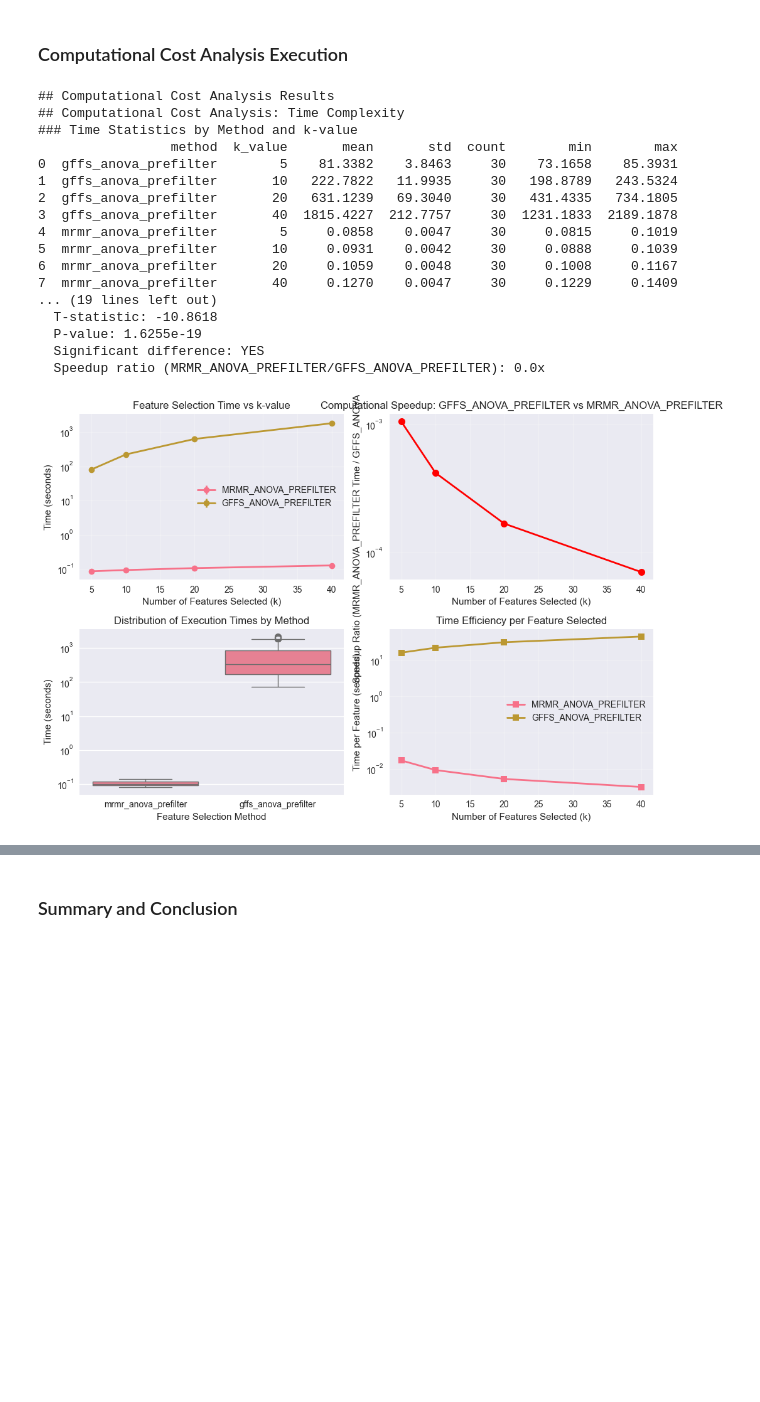
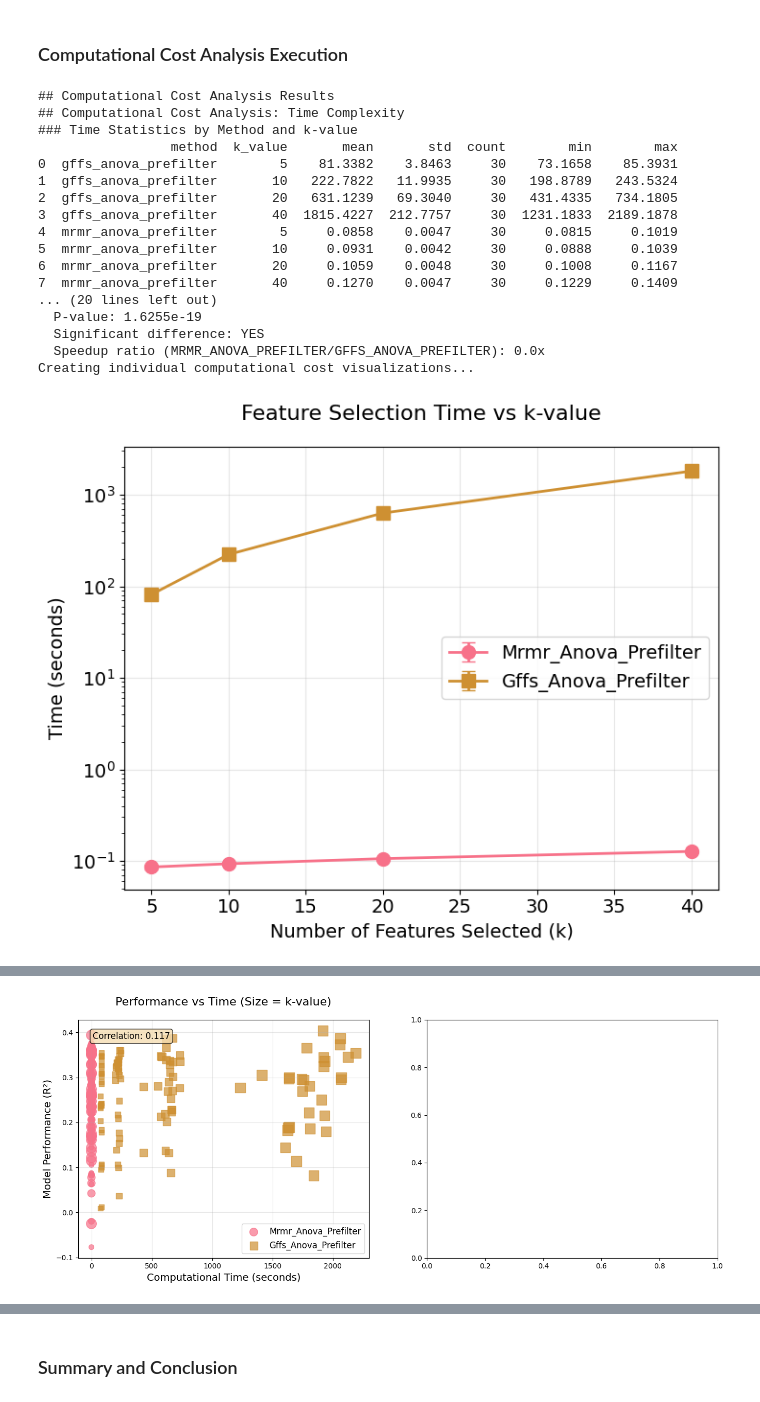
Before and after one commit to AnEvilBurrito/ode-biomarker-project, a Jupyter notebook: thesis-notebooks/result1/sub-section3/compute_analysis.ipynb, the cells around one changed output, grey strips where cells are left out. Drawn from its saved outputs; the diff is of its cells as text; code cells hidden in the pictures; blank space fills up the shorter version.

Commit message:
update visuals for compute cost analysis

```diff
--- a/thesis-notebooks/result1/sub-section3/compute_analysis.ipynb
+++ b/thesis-notebooks/result1/sub-section3/compute_analysis.ipynb
@@ -810,7 +1294,7 @@ complexity_results, time_by_method_k = analyze_time_complexity(df_benchmark, pri
 stats_results = statistical_comparison(df_benchmark, print_report_file)
 
 # 3. Generate visualizations
-fig = plot_time_complexity(df_benchmark, complexity_results, file_save_path, exp_id)
+create_computational_cost_visualizations(df_benchmark, file_save_path, exp_id)
 save_and_print("Computational cost visualizations generated and saved.", print_report_file, level="info")
 
 # 4. Practical recommendations
@@ -841,33 +1325,33 @@ performance_time_corr = df_benchmark['model_performance'].corr(df_benchmark['fea
 save_and_print(f"### Performance vs Time Correlation", print_report_file, level="subsection")
 save_and_print(f"Correlation between model performance and computational time: {performance_time_corr:.4f}",
               print_report_file, level="info")
 
 # Method efficiency analysis
 save_and_print("### Method Efficiency Analysis", print_report_file, level="subsection")
 for method in df_benchmark['method'].unique():
     method_data = df_benchmark[df_benchmark['method'] == method]
     avg_performance = method_data['model_performance'].mean()
     avg_time = method_data['feature_selection_time'].mean()
     efficiency_ratio = avg_performance / avg_time if avg_time > 0 else np.inf
 
     save_and_print(f"{method.upper()}: Performance/Time efficiency ratio: {efficiency_ratio:.6f}",
                   print_report_file, level="info")
 # %% [output]
 ## Computational Cost Analysis Results
 ## Computational Cost Analysis: Time Complexity
 ### Time Statistics by Method and k-value
                  method  k_value       mean       std  count        min        max
 0  gffs_anova_prefilter        5    81.3382    3.8463     30    73.1658    85.3931
 1  gffs_anova_prefilter       10   222.7822   11.9935     30   198.8789   243.5324
 2  gffs_anova_prefilter       20   631.1239   69.3040     30   431.4335   734.1805
 3  gffs_anova_prefilter       40  1815.4227  212.7757     30  1231.1833  2189.1878
 4  mrmr_anova_prefilter        5     0.0858    0.0047     30     0.0815     0.1019
 5  mrmr_anova_prefilter       10     0.0931    0.0042     30     0.0888     0.1039
 6  mrmr_anova_prefilter       20     0.1059    0.0048     30     0.1008     0.1167
 7  mrmr_anova_prefilter       40     0.1270    0.0047     30     0.1229     0.1409
-... (19 lines left out)
-  T-statistic: -10.8618
+... (20 lines left out)
   P-value: 1.6255e-19
   Significant difference: YES
   Speedup ratio (MRMR_ANOVA_PREFILTER/GFFS_ANOVA_PREFILTER): 0.0x
+Creating individual computational cost visualizations...
-[figure, old version]
+[figure, new version]
@@ -873,0 +1362 @@ for method in df_benchmark['method'].unique():
+[figure, added]
```
Also changed, not shown: parts of 19 cells of this notebook, 1 other file.
